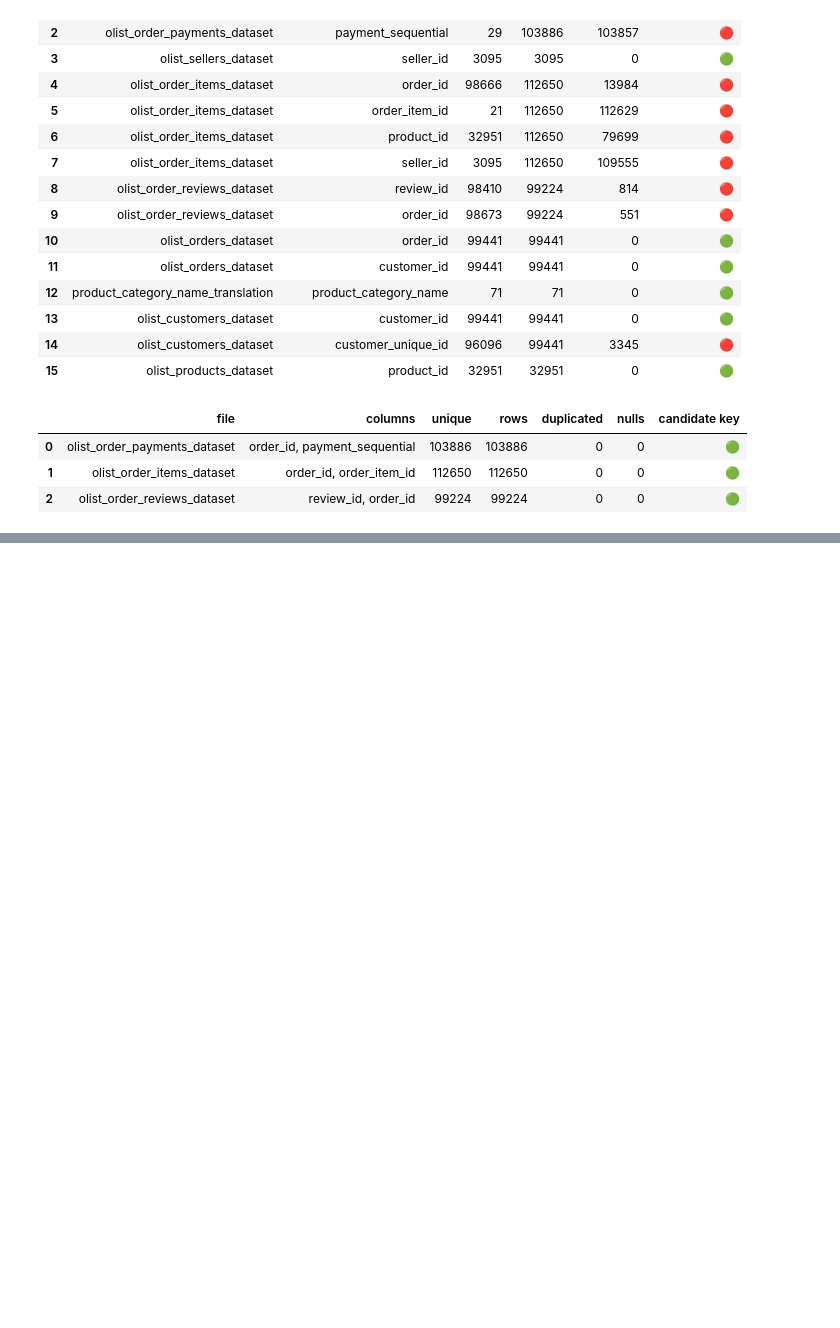
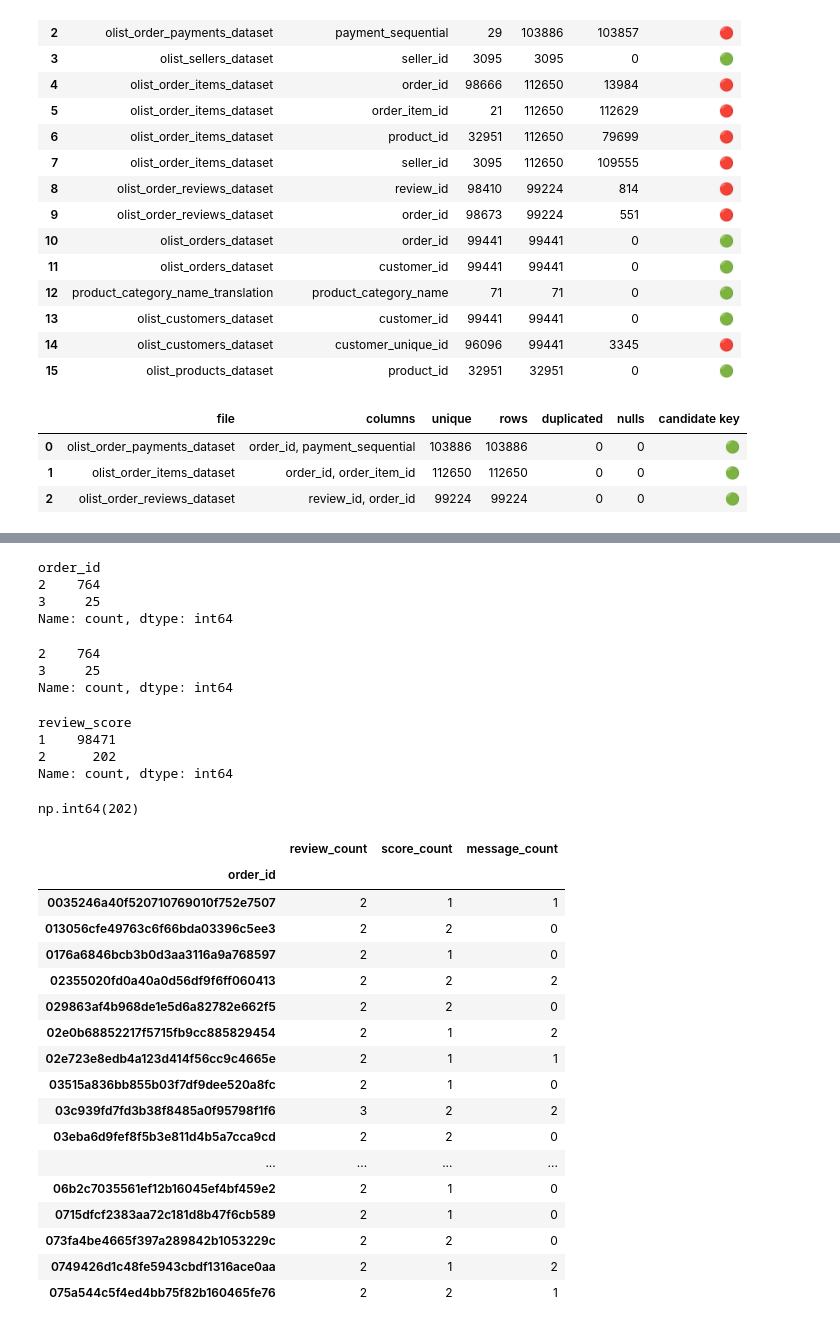
Before and after one commit to Hna2005/ecommerce-operations-analysis, a Jupyter notebook: notebooks/01-data-audit.ipynb, the cells around one changed output, grey strips where cells are left out. Saved outputs shown, nothing was run; the diff lists cells and outputs as text; code cells hidden in the pictures; blank space fills up the shorter version.

```diff
--- a/notebooks/01-data-audit.ipynb
+++ b/notebooks/01-data-audit.ipynb
@@ -176,0 +268,52 @@ composite_key
+# %%
+duplicate_review_ids.groupby("review_id")["order_id"].nunique().value_counts()
+# %% [output]
+order_id
+2    764
+3     25
+Name: count, dtype: int64
+# %%
+duplicate_review_ids.groupby("review_id").size().value_counts()
+# %% [output]
+2    764
+3     25
+Name: count, dtype: int64
+# %%
+reviews.groupby("order_id")["review_score"].nunique().value_counts()
+# %% [output]
+review_score
+1    98471
+2      202
+Name: count, dtype: int64
+# %%
+multi_score_orders = reviews.groupby("order_id")["review_score"].nunique()
+multi_score_orders[multi_score_orders > 1].count()
+# %% [output]
+np.int64(202)
+# %%
+review_group = reviews.groupby("order_id").agg(
+    review_count=("review_id", "count"),
+    score_count=("review_score", "nunique"),
+    message_count=("review_comment_message", "nunique")
+).query("review_count > 1").head(20)
+
+review_group
+# %% [output]
+|  | review_count | score_count | message_count |
+| order_id |  |  |  |
+| 0035246a40f520710769010f752e7507 | 2 | 1 | 1 |
+| 013056cfe49763c6f66bda03396c5ee3 | 2 | 2 | 0 |
+| 0176a6846bcb3b0d3aa3116a9a768597 | 2 | 1 | 0 |
+| 02355020fd0a40a0d56df9f6ff060413 | 2 | 2 | 2 |
+| 029863af4b968de1e5d6a82782e662f5 | 2 | 2 | 0 |
+| 02e0b68852217f5715fb9cc885829454 | 2 | 1 | 2 |
+| 02e723e8edb4a123d414f56cc9c4665e | 2 | 1 | 1 |
+| 03515a836bb855b03f7df9dee520a8fc | 2 | 1 | 0 |
+| 03c939fd7fd3b38f8485a0f95798f1f6 | 3 | 2 | 2 |
+| 03eba6d9fef8f5b3e811d4b5a7cca9cd | 2 | 2 | 0 |
+| ... | ... | ... | ... |
+| 06b2c7035561ef12b16045ef4bf459e2 | 2 | 1 | 0 |
+| 0715dfcf2383aa72c181d8b47f6cb589 | 2 | 1 | 0 |
+| 073fa4be4665f397a289842b1053229c | 2 | 2 | 0 |
+| 0749426d1c48fe5943cbdf1316ace0aa | 2 | 1 | 2 |
+| 075a544c5f4ed4bb75f82b160465fe76 | 2 | 2 | 1 |
```
Also changed, not shown: parts of 19 cells of this notebook.
